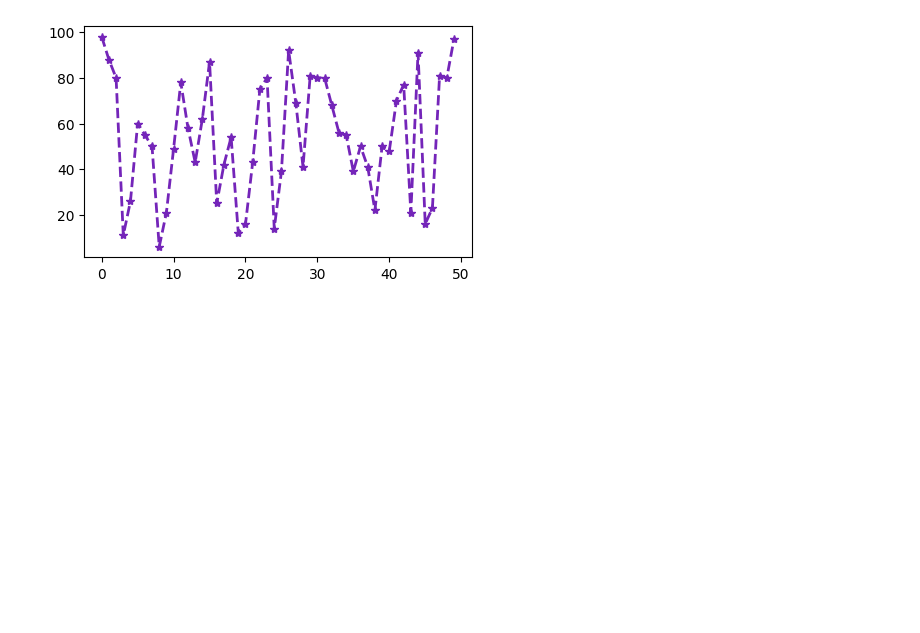
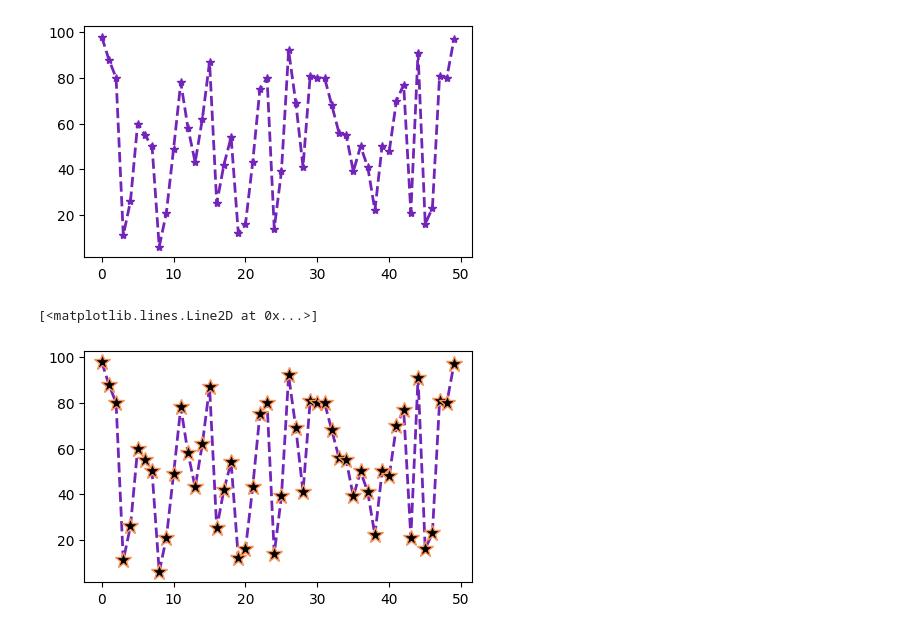
Before and after one commit to nourbazzi/visualization, a Jupyter notebook: 02_activities/assignments/participation/260601.ipynb, the cells around one changed output. Cells and saved outputs as stored; diff of their text form; code cells hidden in the pictures; blank space fills up the shorter version.

```diff
--- a/02_activities/assignments/participation/260601.ipynb
+++ b/02_activities/assignments/participation/260601.ipynb
@@ -77,15 +77,18 @@ fig.show()
 # %% [output]
 [figure]
 # %%
+fig, ax = plt.subplots(figsize=(5, 3))
 ax.plot(x,
         y,
         marker='*',
         markersize = 12, # NEW ADDITIONS
         color = '#7425b9',
         linestyle = '--',
         linewidth = 2,
         markeredgecolor = '#fa9359', # NEW ADDITIONS
         markerfacecolor = '#000000')
-fig.show()
+# %% [output]
+[<matplotlib.lines.Line2D at 0x...>]
+[figure, added]
 # %%
 fig, ax = plt.subplots(figsize=(5, 3))
```
Also changed, not shown: parts of 1 cell of this notebook.
